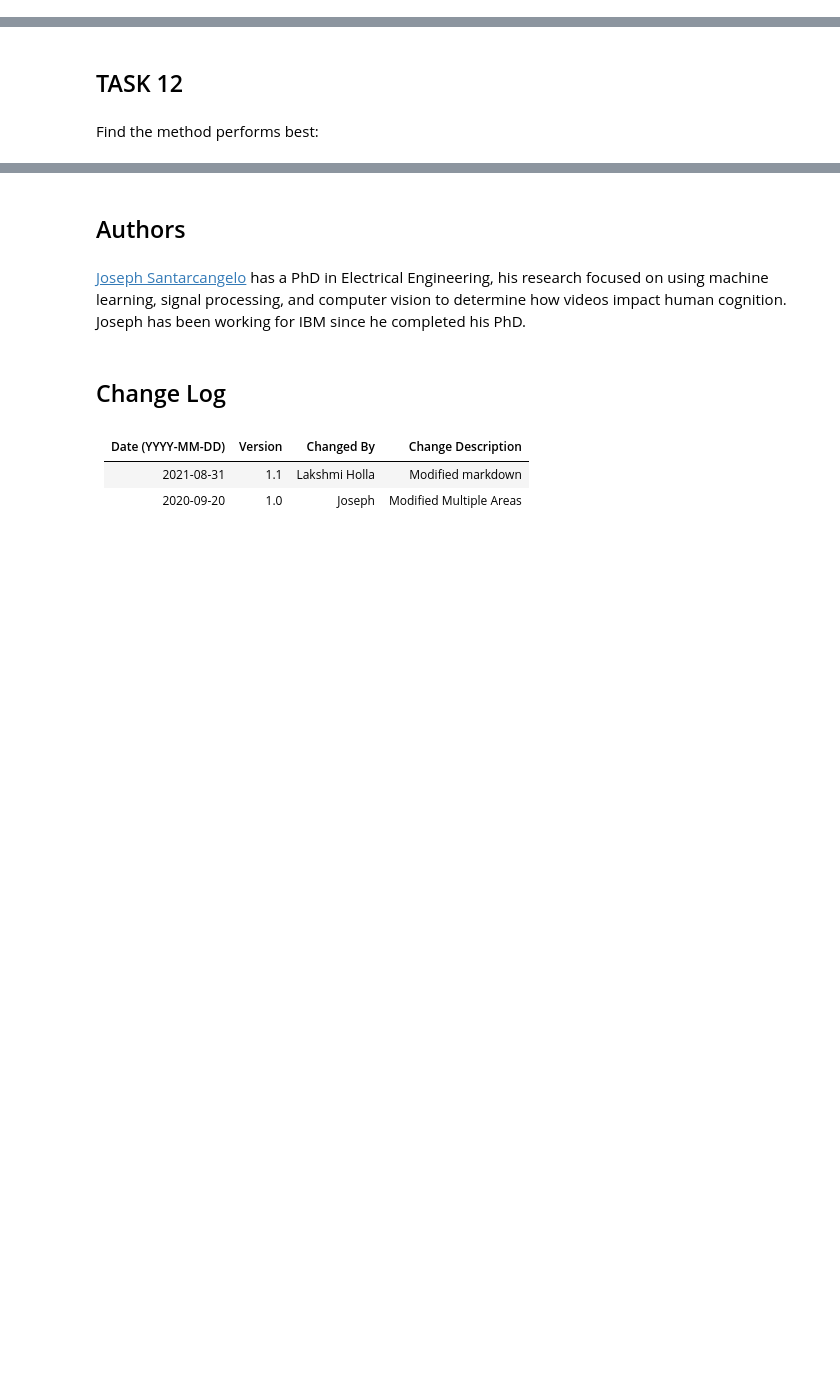
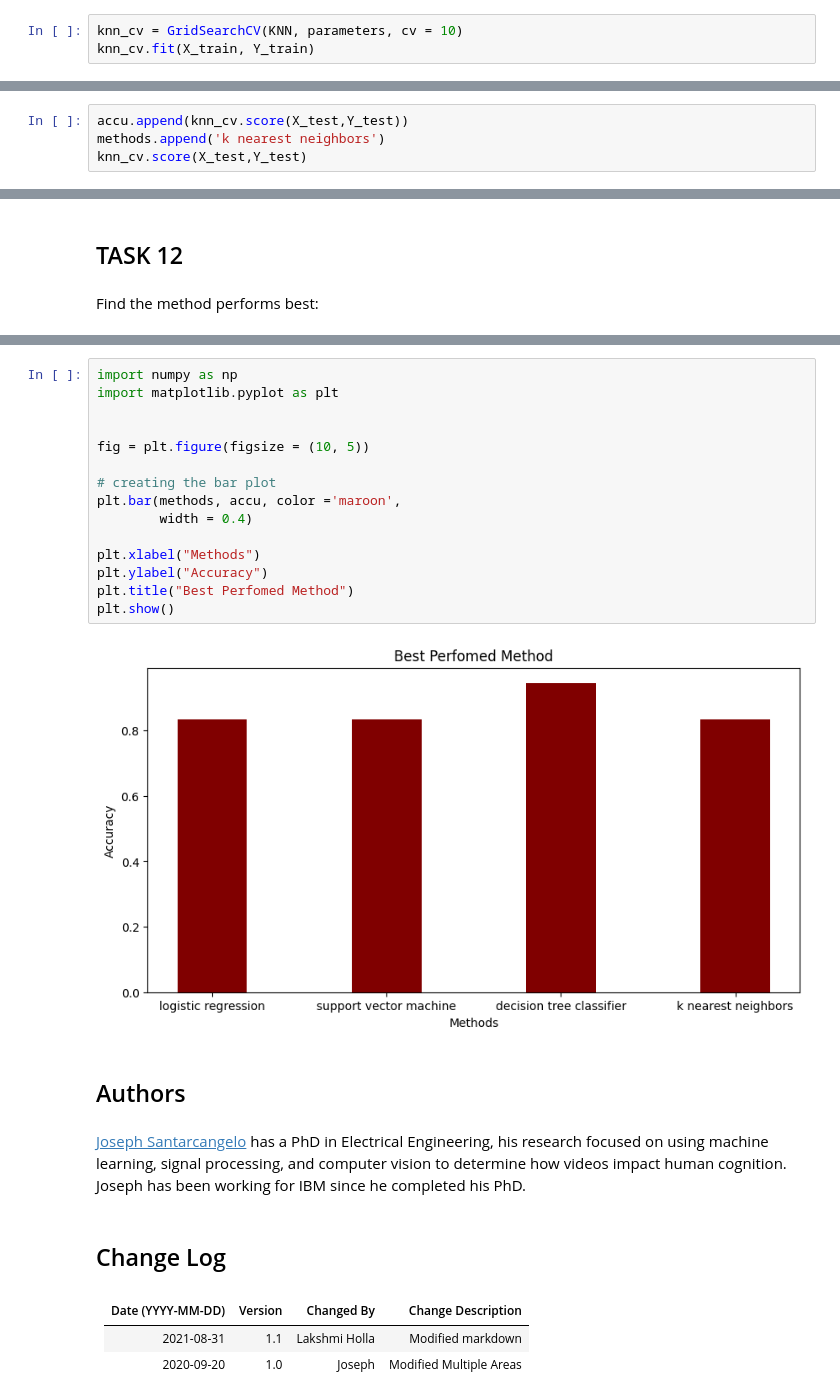
Before and after one commit to BaharehAhz/IBM-Capston-Gitfiles, a Jupyter notebook: week4/Machine Learning Prediction.ipynb, the cells around one changed output, grey strips where cells are left out. Drawn from its saved outputs; the diff is of its cells as text; blank space fills up the shorter version.

```diff
--- a/week4/Machine Learning Prediction.ipynb
+++ b/week4/Machine Learning Prediction.ipynb
@@ -244,3 +314,6 @@ parameters = {'n_neighbors': [1, 2, 3, 4, 5, 6, 7, 8, 9, 10],
               'p': [1,2]}
 
 KNN = KNeighborsClassifier()
+# %%
+knn_cv = GridSearchCV(KNN, parameters, cv = 10)
+knn_cv.fit(X_train, Y_train)
@@ -251,3 +332,7 @@ print("accuracy :",knn_cv.best_score_)
 ## TASK  11
 # %% [markdown]
 Calculate the accuracy of tree_cv on the test data using the method <code>score</code>:
+# %%
+accu.append(knn_cv.score(X_test,Y_test))
+methods.append('k nearest neighbors')
+knn_cv.score(X_test,Y_test)
@@ -263,3 +358,20 @@ Find the method performs best:
+# %%
+import numpy as np
+import matplotlib.pyplot as plt
+
+
+fig = plt.figure(figsize = (10, 5))
+
+# creating the bar plot
+plt.bar(methods, accu, color ='maroon',
+        width = 0.4)
+
+plt.xlabel("Methods")
+plt.ylabel("Accuracy")
+plt.title("Best Perfomed Method")
+plt.show()
+# %% [output]
+[figure, added]
 # %% [markdown]
 ## Authors
 # %% [markdown]
```
Also changed, not shown: parts of 21 cells of this notebook, 2 other files.
